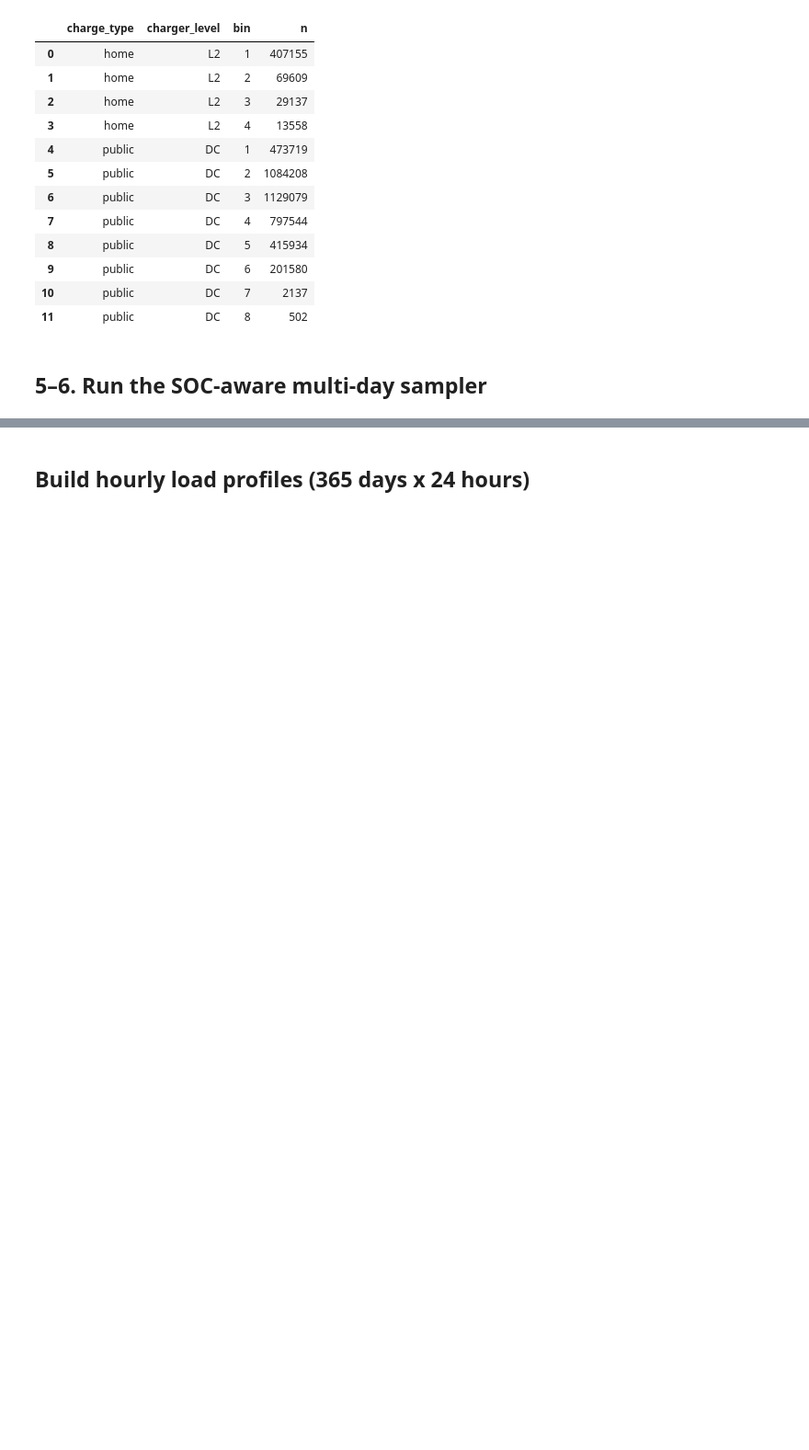
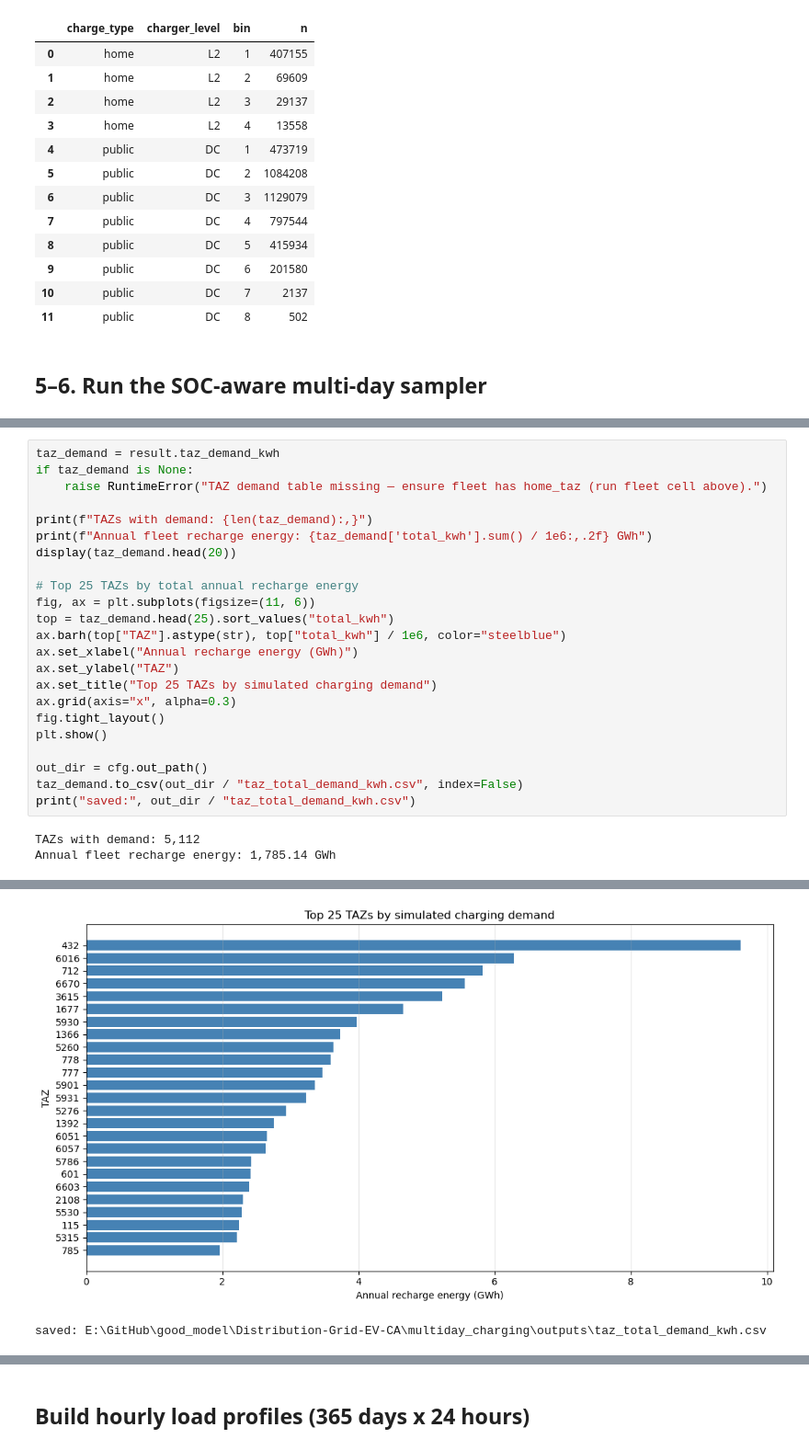
Before and after one commit to jieweigrantli/good_model, a Jupyter notebook: Distribution-Grid-EV-CA/multiday_charging/run_multiday_charging.ipynb, the cells around one changed output, grey strips where cells are left out. Shown at 92% size. Drawn from its saved outputs; the diff is of its cells as text; blank space fills up the shorter version.

```diff
--- a/Distribution-Grid-EV-CA/multiday_charging/run_multiday_charging.ipynb
+++ b/Distribution-Grid-EV-CA/multiday_charging/run_multiday_charging.ipynb
@@ -174,0 +191,26 @@ MemoryError: Unable to allocate 23.1 MiB for an array with shape (1513110,) and
+# %%
+taz_demand = result.taz_demand_kwh
+if taz_demand is None:
+    raise RuntimeError("TAZ demand table missing — ensure fleet has home_taz (run fleet cell above).")
+
+print(f"TAZs with demand: {len(taz_demand):,}")
+print(f"Annual fleet recharge energy: {taz_demand['total_kwh'].sum() / 1e6:,.2f} GWh")
+display(taz_demand.head(20))
+
+# Top 25 TAZs by total annual recharge energy
+fig, ax = plt.subplots(figsize=(11, 6))
+top = taz_demand.head(25).sort_values("total_kwh")
+ax.barh(top["TAZ"].astype(str), top["total_kwh"] / 1e6, color="steelblue")
+ax.set_xlabel("Annual recharge energy (GWh)")
+ax.set_ylabel("TAZ")
+ax.set_title("Top 25 TAZs by simulated charging demand")
+ax.grid(axis="x", alpha=0.3)
+fig.tight_layout()
+plt.show()
+
+out_dir = cfg.out_path()
+taz_demand.to_csv(out_dir / "taz_total_demand_kwh.csv", index=False)
+print("saved:", out_dir / "taz_total_demand_kwh.csv")
+# %% [output]
+TAZs with demand: 5,112
+Annual fleet recharge energy: 1,785.14 GWh
@@ -174,0 +234,2 @@ MemoryError: Unable to allocate 23.1 MiB for an array with shape (1513110,) and
+[figure, added]
+saved: E:\GitHub\good_model\Distribution-Grid-EV-CA\multiday_charging\outputs\taz_total_demand_kwh.csv
```
Also changed, not shown: parts of 14 cells of this notebook, 7 other files.
